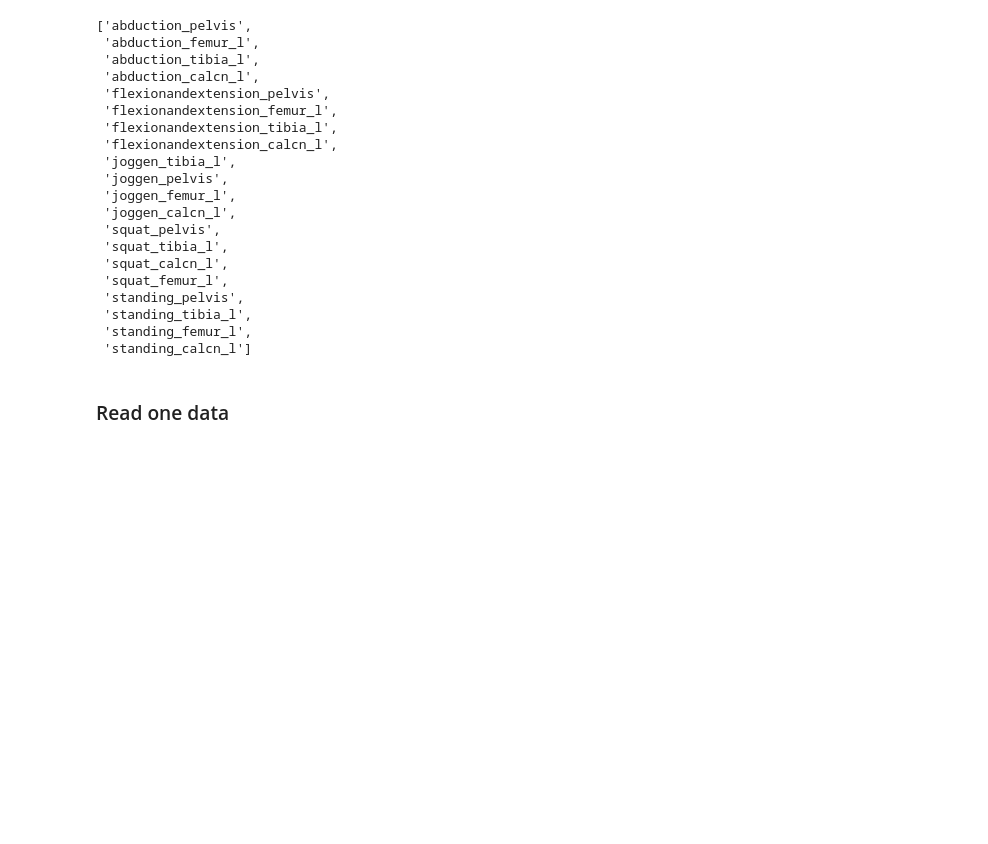
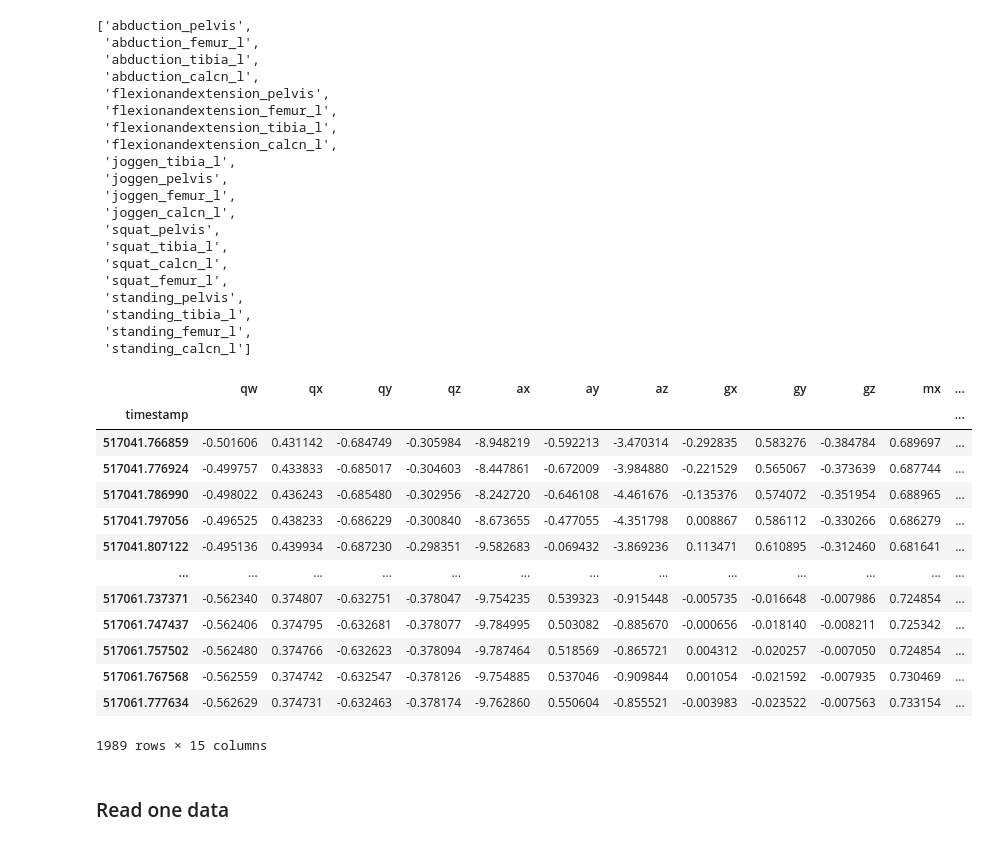
Before and after one commit to Mohsenmohebbi1993/Biomechanik, a Jupyter notebook: notebooks/6. Mrteza Project IMU and xdf file.ipynb, the cells around one changed output. Cells and saved outputs as stored; diff of their text form; code cells hidden in the pictures; blank space fills up the shorter version.

```diff
--- a/notebooks/6. Mrteza Project IMU and xdf file.ipynb
+++ b/notebooks/6. Mrteza Project IMU and xdf file.ipynb
@@ -136,6 +136,23 @@ name_dataframe
  'standing_tibia_l',
  'standing_femur_l',
  'standing_calcn_l']
+# %%
+squat_tibia_l
+# %% [output]
+|  | qw | qx | qy | qz | ax | ay | az | gx | gy | gz | mx | ... |
+| timestamp |  |  |  |  |  |  |  |  |  |  |  | ... |
+| 517041.766859 | -0.501606 | 0.431142 | -0.684749 | -0.305984 | -8.948219 | -0.592213 | -3.470314 | -0.292835 | 0.583276 | -0.384784 | 0.689697 | ... |
+| 517041.776924 | -0.499757 | 0.433833 | -0.685017 | -0.304603 | -8.447861 | -0.672009 | -3.984880 | -0.221529 | 0.565067 | -0.373639 | 0.687744 | ... |
+| 517041.786990 | -0.498022 | 0.436243 | -0.685480 | -0.302956 | -8.242720 | -0.646108 | -4.461676 | -0.135376 | 0.574072 | -0.351954 | 0.688965 | ... |
+| 517041.797056 | -0.496525 | 0.438233 | -0.686229 | -0.300840 | -8.673655 | -0.477055 | -4.351798 | 0.008867 | 0.586112 | -0.330266 | 0.686279 | ... |
+| 517041.807122 | -0.495136 | 0.439934 | -0.687230 | -0.298351 | -9.582683 | -0.069432 | -3.869236 | 0.113471 | 0.610895 | -0.312460 | 0.681641 | ... |
+| ... | ... | ... | ... | ... | ... | ... | ... | ... | ... | ... | ... | ... |
+| 517061.737371 | -0.562340 | 0.374807 | -0.632751 | -0.378047 | -9.754235 | 0.539323 | -0.915448 | -0.005735 | -0.016648 | -0.007986 | 0.724854 | ... |
+| 517061.747437 | -0.562406 | 0.374795 | -0.632681 | -0.378077 | -9.784995 | 0.503082 | -0.885670 | -0.000656 | -0.018140 | -0.008211 | 0.725342 | ... |
+| 517061.757502 | -0.562480 | 0.374766 | -0.632623 | -0.378094 | -9.787464 | 0.518569 | -0.865721 | 0.004312 | -0.020257 | -0.007050 | 0.724854 | ... |
+| 517061.767568 | -0.562559 | 0.374742 | -0.632547 | -0.378126 | -9.754885 | 0.537046 | -0.909844 | 0.001054 | -0.021592 | -0.007935 | 0.730469 | ... |
+| 517061.777634 | -0.562629 | 0.374731 | -0.632463 | -0.378174 | -9.762860 | 0.550604 | -0.855521 | -0.003983 | -0.023522 | -0.007563 | 0.733154 | ... |
+1989 rows × 15 columns
 # %% [markdown]
 ### Read one data
 # %%
```
